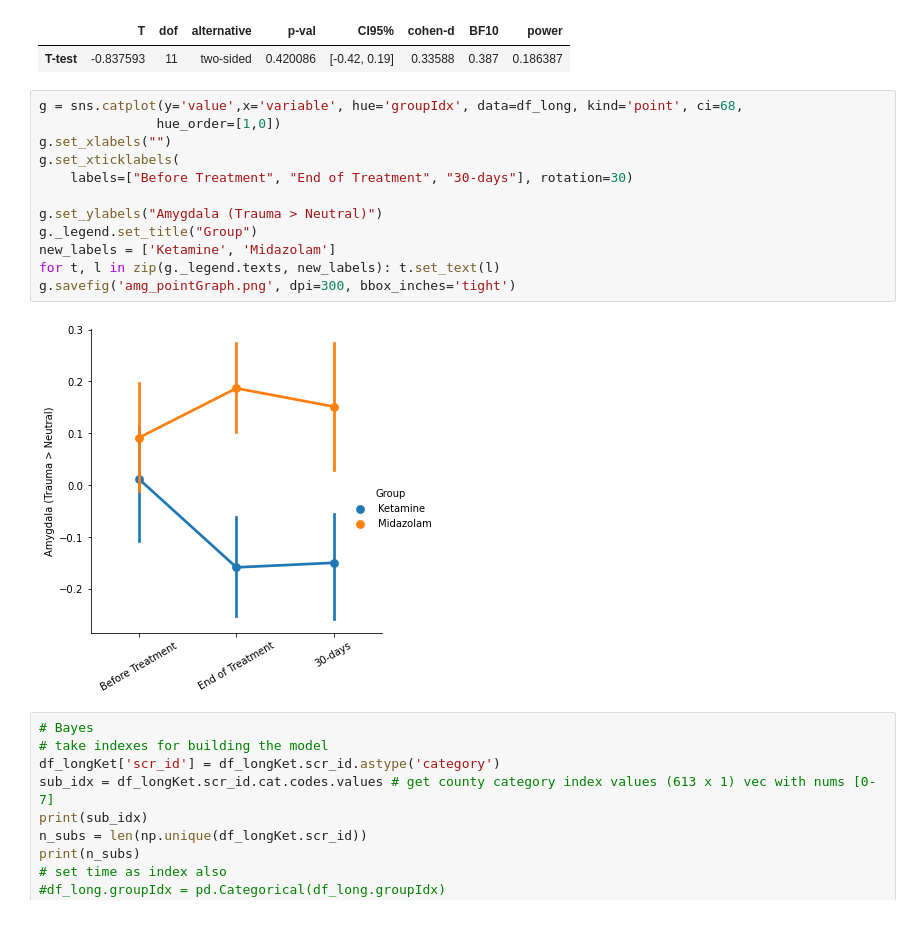
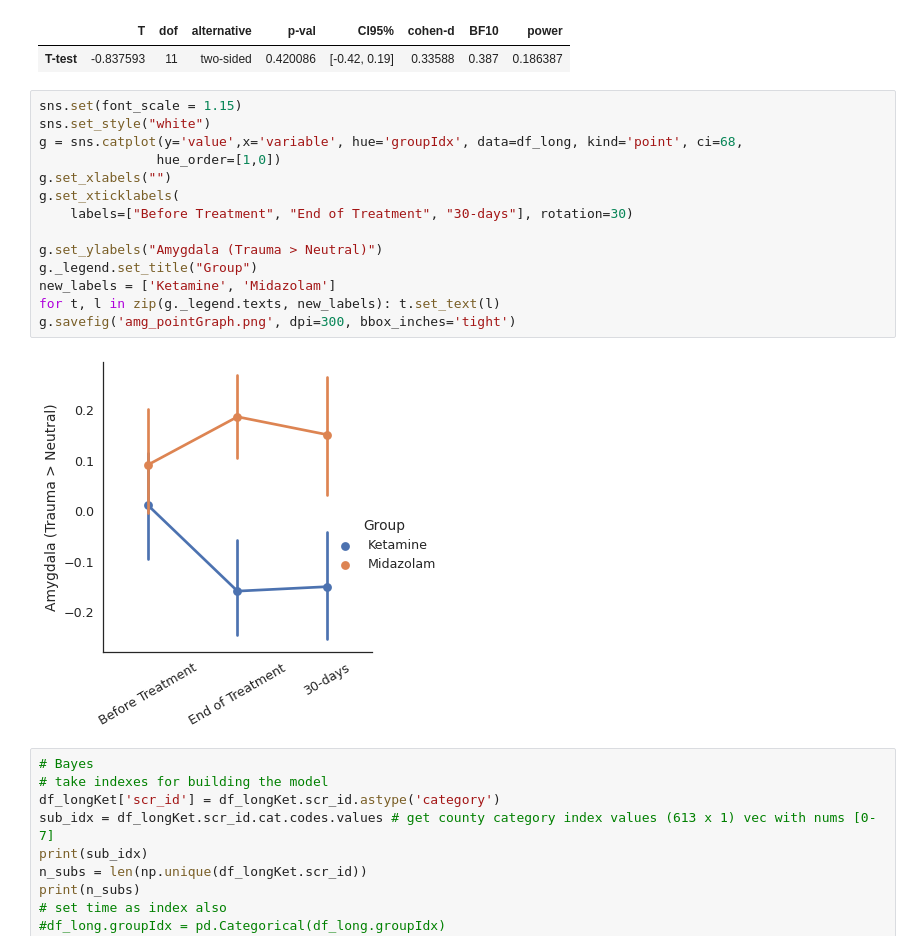
Before and after one commit to orduek/KPE, a Jupyter notebook: func/Stats_TrtVsNeutralAmg.ipynb, the cells around one changed output. Drawn from its saved outputs; the diff is of its cells as text.

```diff
--- a/func/Stats_TrtVsNeutralAmg.ipynb
+++ b/func/Stats_TrtVsNeutralAmg.ipynb
@@ -128,19 +128,21 @@ variable        2       22  1.221    0.314  0.100  0.827
 |  | T | dof | alternative | p-val | CI95% | cohen-d | BF10 | power |
 | T-test | -0.837593 | 11 | two-sided | 0.420086 | [-0.42, 0.19] | 0.33588 | 0.387 | 0.186387 |
 # %%
+sns.set(font_scale = 1.15)
+sns.set_style("white")
 g = sns.catplot(y='value',x='variable', hue='groupIdx', data=df_long, kind='point', ci=68,
                hue_order=[1,0])
 g.set_xlabels("")
 g.set_xticklabels(
     labels=["Before Treatment", "End of Treatment", "30-days"], rotation=30)
 
 g.set_ylabels("Amygdala (Trauma > Neutral)")
 g._legend.set_title("Group")
 new_labels = ['Ketamine', 'Midazolam']
 for t, l in zip(g._legend.texts, new_labels): t.set_text(l)
 g.savefig('amg_pointGraph.png', dpi=300, bbox_inches='tight')
 # %% [output]
-[figure, old version]
+[figure, new version]
 # %%
 # Bayes
 # take indexes for building the model
```
Also changed, not shown: 8 other files.
